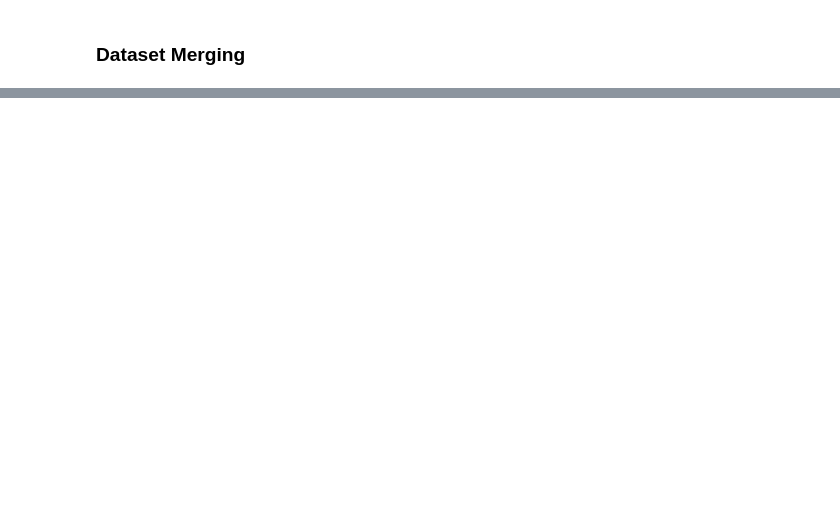
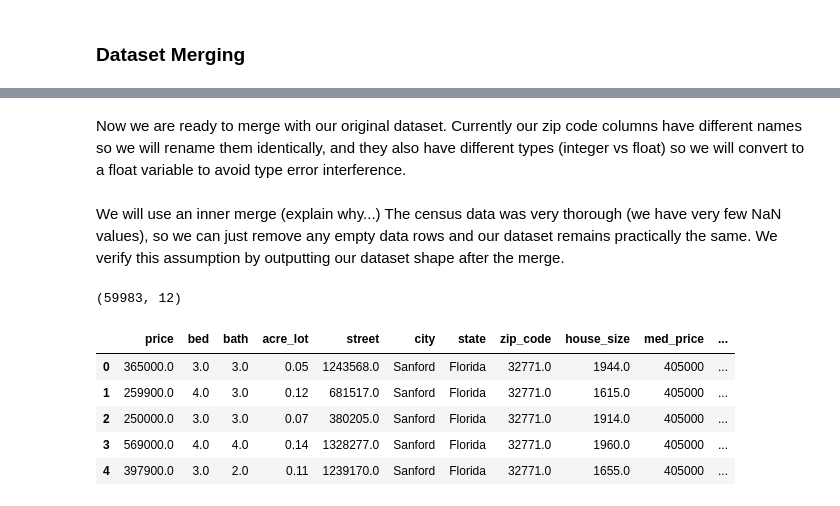
Before and after one commit to 0liviaWeisiger/PIC16B_FinalProject, a Jupyter notebook: 16B Project.ipynb, the cells around one changed output, grey strips where cells are left out. Cells and saved outputs as stored; diff of their text form; code cells hidden in the pictures; blank space fills up the shorter version.

```diff
--- a/16B Project.ipynb
+++ b/16B Project.ipynb
@@ -144,8 +143,0 @@ The census data was very thorough (we have very few NaN values), so we can just
-# %%
-df = pd.merge(df, df2, on = ["zip_code"])
-
-#remove all rows missing data
-df = df.dropna()
-
-print (df.shape)
-df.head()
@@ -173,0 +148,3 @@ Next, we want to add to our dataset election results and minimum wage data by st
+# %%
+df_income = pd.read_csv('us_income_zipcode.csv')
+df_income.head()
@@ -173,0 +161,8 @@ Next, we want to add to our dataset election results and minimum wage data by st
+# %%
+#select only samples from most recent census
+df_income = df_income[df_income["Year"] == 2021.0]
+
+#select only features we want
+df_income = df_income[["ZIP", "Nonfamily Households Median Income (Dollars)"]]
+
+df_income.head()
@@ -173,0 +176,25 @@ Next, we want to add to our dataset election results and minimum wage data by st
+# %% [markdown]
+Now we are ready to merge with our original dataset. Currently our zip code columns have different names so we will rename them identically, and they also have different types (integer vs float) so we will convert to a float variable to avoid type error interference.
+# %%
+df_income["ZIP"] = df_income["ZIP"].astype(float)
+
+df_income = df_income.rename(columns={'ZIP': 'zip_code'})
+# %% [markdown]
+We will use an inner merge (explain why...)
+The census data was very thorough (we have very few NaN values), so we can just remove any empty data rows and our dataset remains practically the same. We verify this assumption by outputting our dataset shape after the merge.
+# %%
+df = pd.merge(df, df_income, on = ["zip_code"])
+
+#remove all rows missing data
+df = df.dropna()
+
+print (df.shape)
+df.head()
+# %% [output]
+(59983, 12)
+|  | price | bed | bath | acre_lot | street | city | state | zip_code | house_size | med_price | ... |
+| 0 | 365000.0 | 3.0 | 3.0 | 0.05 | 1243568.0 | Sanford | Florida | 32771.0 | 1944.0 | 405000 | ... |
+| 1 | 259900.0 | 4.0 | 3.0 | 0.12 | 681517.0 | Sanford | Florida | 32771.0 | 1615.0 | 405000 | ... |
+| 2 | 250000.0 | 3.0 | 3.0 | 0.07 | 380205.0 | Sanford | Florida | 32771.0 | 1914.0 | 405000 | ... |
+| 3 | 569000.0 | 4.0 | 4.0 | 0.14 | 1328277.0 | Sanford | Florida | 32771.0 | 1960.0 | 405000 | ... |
+| 4 | 397900.0 | 3.0 | 2.0 | 0.11 | 1239170.0 | Sanford | Florida | 32771.0 | 1655.0 | 405000 | ... |
```
Also changed, not shown: parts of 37 cells of this notebook.
